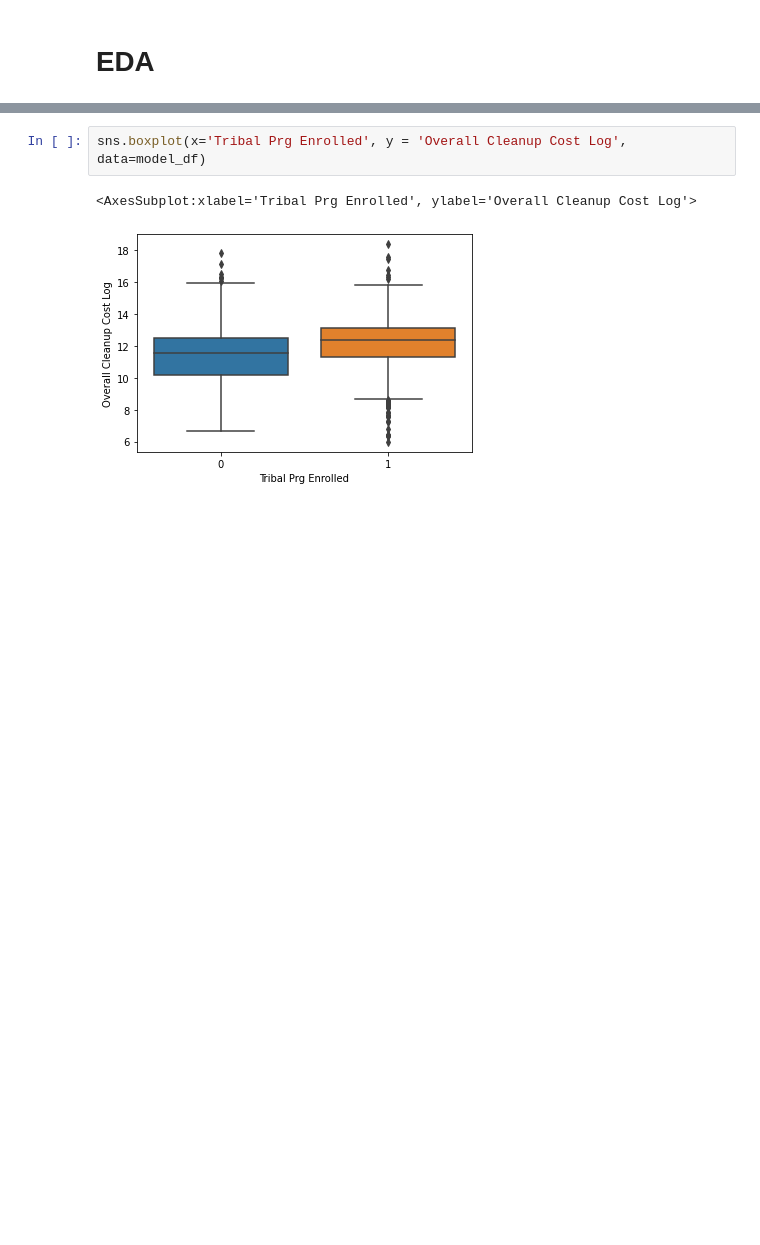
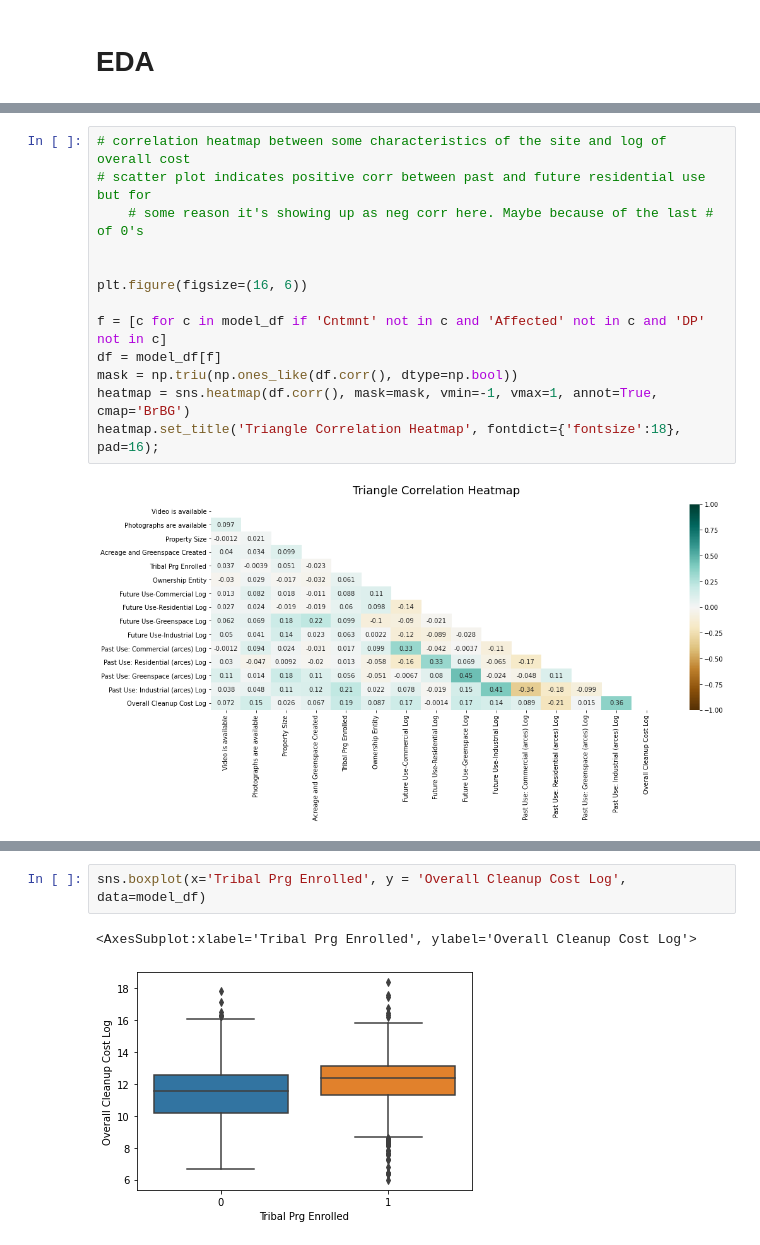
Before and after one commit to datakind/Mar21-environmental-impact, a Jupyter notebook: scripts/atran/Overall Clean Up Cost EDA + Correlation Analysis.ipynb, the cells around one changed output, grey strips where cells are left out. Saved outputs shown, nothing was run; the diff lists cells and outputs as text; blank space fills up the shorter version.

```diff
--- a/scripts/atran/Overall Clean Up Cost EDA + Correlation Analysis.ipynb
+++ b/scripts/atran/Overall Clean Up Cost EDA + Correlation Analysis.ipynb
@@ -286,0 +334,15 @@ t = plt.xticks(rotation = 45)
+# %%
+# correlation heatmap between some characteristics of the site and log of overall cost
+# scatter plot indicates positive corr between past and future residential use but for
+    # some reason it's showing up as neg corr here. Maybe because of the last # of 0's
+
+
+plt.figure(figsize=(16, 6))
+
+f = [c for c in model_df if 'Cntmnt' not in c and 'Affected' not in c and 'DP' not in c]
+df = model_df[f]
+mask = np.triu(np.ones_like(df.corr(), dtype=np.bool))
+heatmap = sns.heatmap(df.corr(), mask=mask, vmin=-1, vmax=1, annot=True, cmap='BrBG')
+heatmap.set_title('Triangle Correlation Heatmap', fontdict={'fontsize':18}, pad=16);
+# %% [output]
+[figure, added]
```
Also changed, not shown: parts of 30 cells of this notebook.
